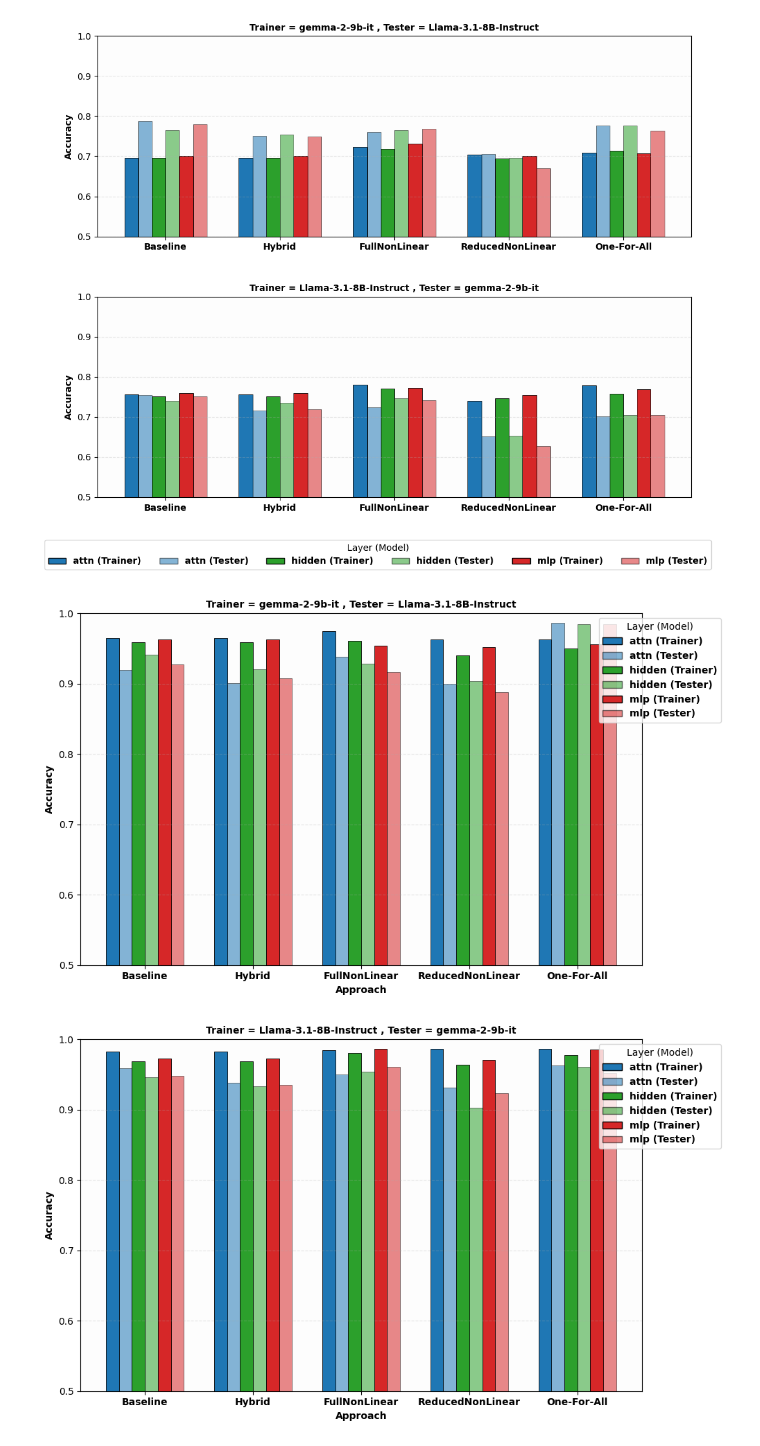
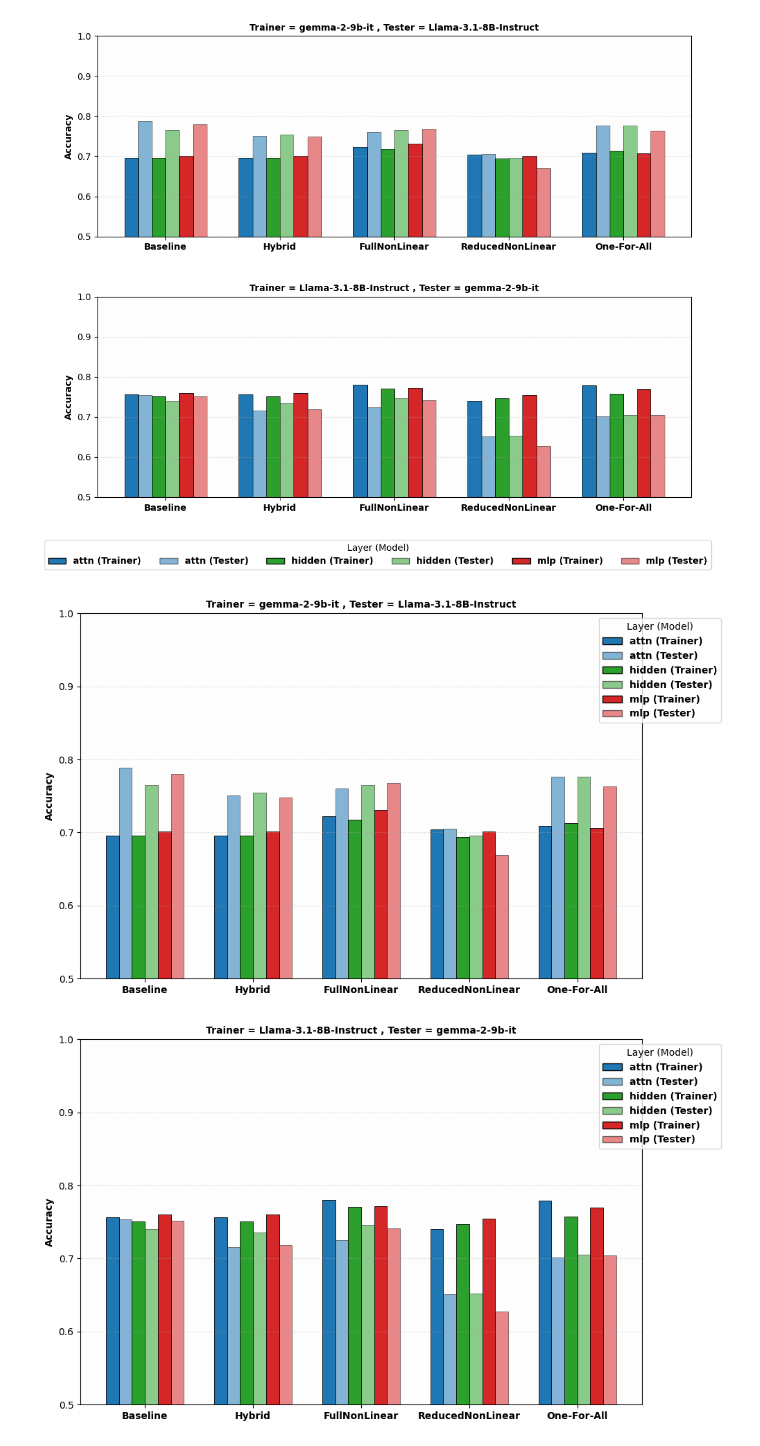
Before and after one commit to Fonty02/HallucinationDetection, a Jupyter notebook: notebooks/graph.ipynb, the cells around one changed output. Saved outputs shown, nothing was run; the diff lists cells and outputs as text; code cells hidden in the pictures.

```diff
--- a/notebooks/graph.ipynb
+++ b/notebooks/graph.ipynb
@@ -242,7 +242,7 @@ from matplotlib.patches import Patch
 # Configuration (change these to plot other datasets)
 # -----------------------------
 config = {
-    "dataset": "LLama_Gemma_BBF",
+    "dataset": "LLama_Gemma_HE",
     "trainer_model": "gemma-2-9b-it",
     "tester_model": "Llama-3.1-8B-Instruct",
     "include_reverse": True,
@@ -410,7 +410,7 @@ for scenario_key in scenarios_to_plot:
     ax.set_title(f"Trainer = {teacher_name} , Tester = {student_name}", **title_style)
     ax.set_ylim(0.5, 1.0)
     ax.set_ylabel("Accuracy", **label_style)
-    ax.set_xlabel("Approach", **label_style)
+    #ax.set_xlabel("Approach", **label_style)
     ax.set_xticks(x)
     ax.set_xticklabels(approaches, rotation=0, ha="center")
     for label in ax.get_xticklabels():
@@ -423,32 +423,32 @@ for scenario_key in scenarios_to_plot:
             Patch(
                 facecolor=colors[layer],
                 edgecolor="black",
                 alpha=1.0,
                 label=f"{layer} (Trainer)",
             )
         )
         legend_handles.append(
             Patch(
                 facecolor=colors[layer],
                 edgecolor="black",
                 alpha=0.55,
                 label=f"{layer} (Tester)",
             )
         )
 
     ax.legend(
         handles=legend_handles,
         title="Layer (Model)",
         loc="upper right",
         bbox_to_anchor=(1.15, 1),
         frameon=True,
         prop=legend_prop,
     )
 
     fig.tight_layout()
     filename = f"accuracy_bars_approach_{dataset}_{teacher_name.replace('/', '_')}_{student_name.replace('/', '_')}.pdf"
     plt.savefig(filename, bbox_inches='tight')
     plt.show()
 # %% [output]
-[figure, old version]
+[figure, new version]
-[figure, old version]
+[figure, new version]
```
Also changed, not shown: 6 other files.
